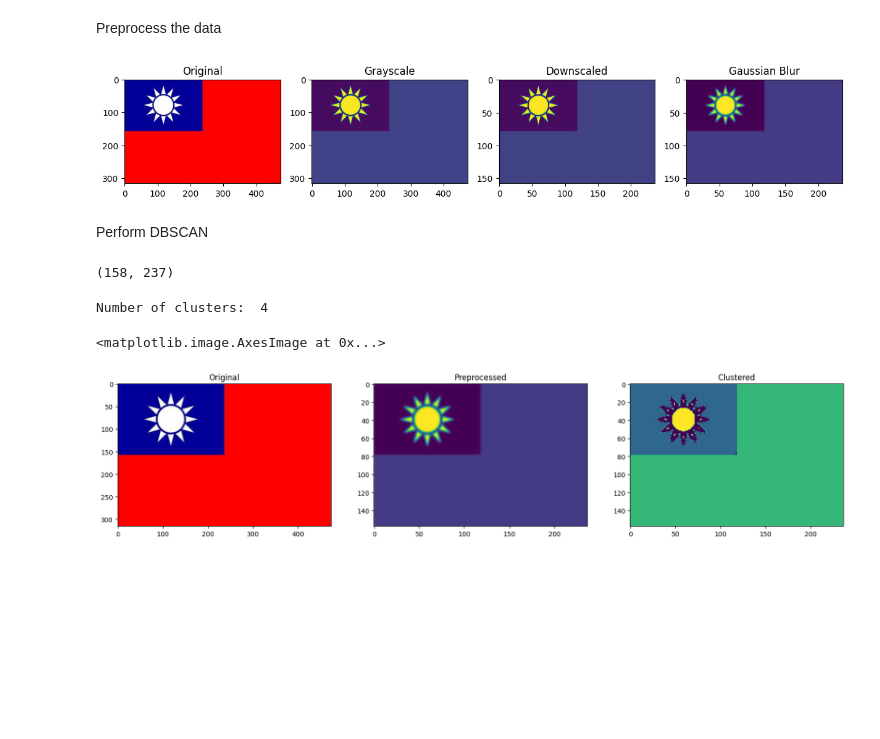
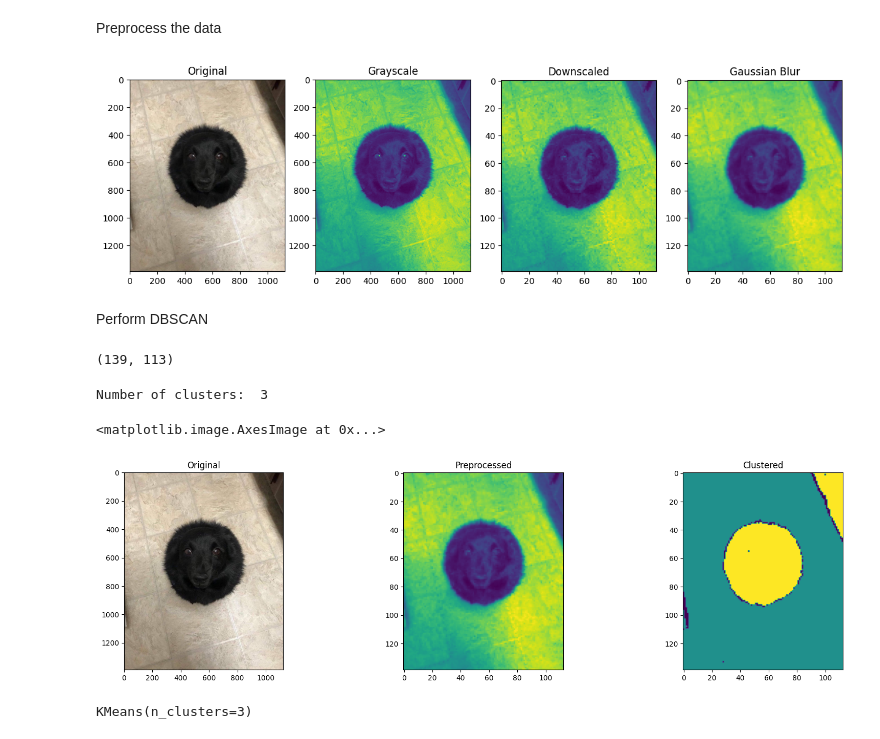
Before and after one commit to nicvlt/ml2-semester8, a Jupyter notebook: dbscan_course.ipynb, the cells around one changed output. Drawn from its saved outputs; the diff is of its cells as text; code cells hidden in the pictures; blank space fills up the shorter version.

Commit message:
Add Kmeans comparaison

```diff
--- a/dbscan_course.ipynb
+++ b/dbscan_course.ipynb
@@ -209,6 +209,7 @@ Preprocess the data
 from skimage import io
 from skimage.color import rgb2gray
 from skimage.filters import gaussian
+from skimage import exposure
 
 def preprocess_img(img: np.ndarray) -> np.ndarray:
     """Preprocess the image
@@ -232,21 +233,21 @@ def preprocess_img(img: np.ndarray) -> np.ndarray:
 
     plt.subplot(1,4,3)
     plt.title("Downscaled")
-    img = img[::2, ::2]
+    img = img[::10, ::10]
     plt.imshow(img)
 
     plt.subplot(1,4,4)
     plt.title("Gaussian Blur")
-    img = gaussian(img, sigma=1)
+    img = gaussian(img, sigma=0.5)
     plt.imshow(img)
 
     return img
 # %%
-IMG_URL = "https://th.bing.com/th/id/OIP.CVZdzDidOF3xbidvRX0z7wHaE8?rs=1&pid=ImgDetMain"
+IMG_URL = "https://pbs.twimg.com/media/GHzxWmTawAAFvH6?format=jpg&name=large"
 img = io.imread(IMG_URL)
 preprocessed_img = preprocess_img(img)
 # %% [output]
-[figure, old version]
+[figure, new version]
 # %% [markdown]
 Perform DBSCAN
 # %%
@@ -254,21 +255,21 @@ from sklearn.cluster import DBSCAN
 # %%
 preprocessed_img.shape
 # %% [output]
-(158, 237)
+(139, 113)
 # %%
 X = preprocessed_img.reshape(-1, 1)
 # %%
-dbscan = DBSCAN(eps=0.025, min_samples=500)
+dbscan = DBSCAN(eps=0.03, min_samples=300)
 dbscan.fit(X)
 print("Number of clusters: ", len(set(dbscan.labels_)))
 # %% [output]
-Number of clusters:  4
+Number of clusters:  3
 # %%
-to_plot = np.zeros(preprocessed_img.shape)
+dbscan_img = np.zeros(preprocessed_img.shape)
 
 for i in range(preprocessed_img.shape[0]):
     for j in range(preprocessed_img.shape[1]):
-        to_plot[i, j] = dbscan.labels_[
+        dbscan_img[i, j] = dbscan.labels_[
             preprocessed_img.shape[1] * i + j]
 
 plt.figure(figsize=(20, 5))
@@ -283,7 +284,7 @@ plt.imshow(preprocessed_img)
 
 plt.subplot(1, 3, 3)
 plt.title("Clustered")
-plt.imshow(to_plot)
+plt.imshow(dbscan_img)
 # %% [output]
 <matplotlib.image.AxesImage at 0x...>
-[figure, old version]
+[figure, new version]
@@ -289,0 +293,5 @@ plt.imshow(to_plot)
+# %%
+km = KMeans(n_clusters=3)
+km.fit(X)
+# %% [output]
+KMeans(n_clusters=3)
```
Also changed, not shown: parts of 3 cells of this notebook.
